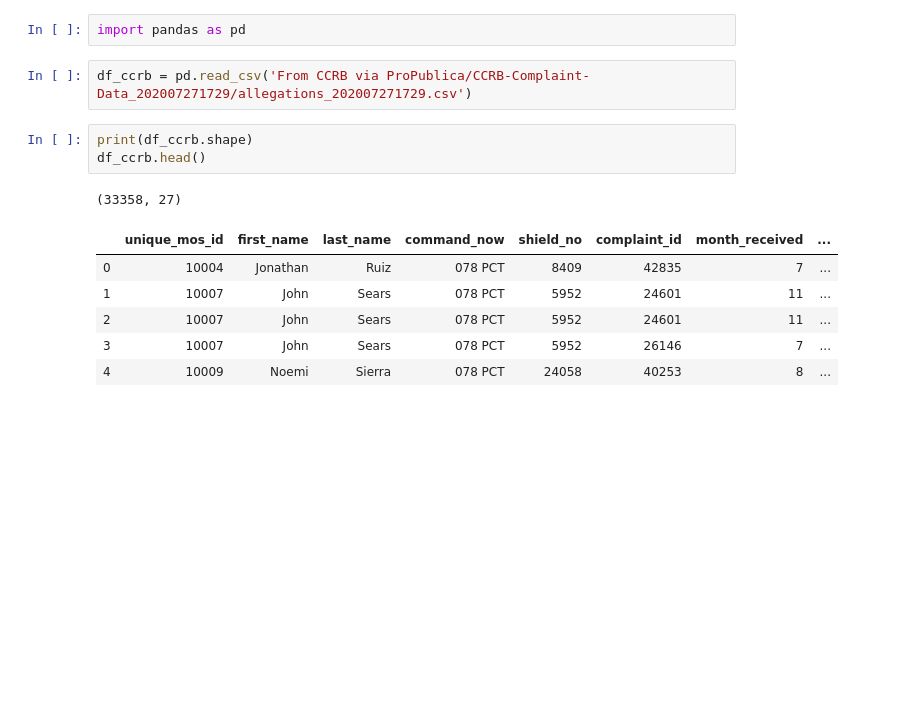
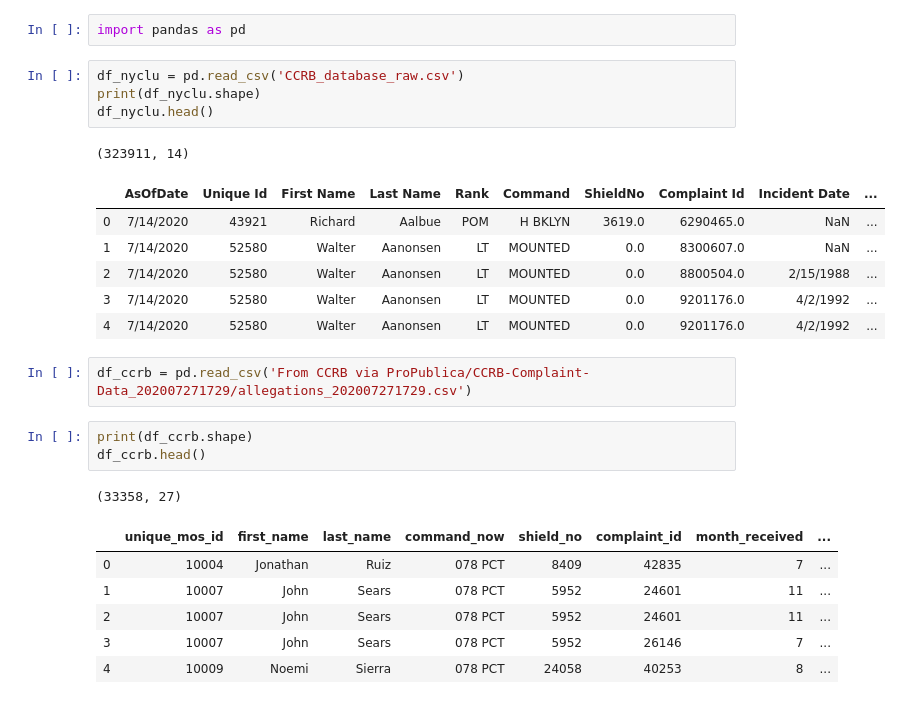
Before and after one commit to michaeleby1/ccrb_merge, a Jupyter notebook: ccrb_merge.ipynb, the cells around one changed output. Cells and saved outputs as stored; diff of their text form; blank space fills up the shorter version.

```diff
--- a/ccrb_merge.ipynb
+++ b/ccrb_merge.ipynb
@@ -1,5 +1,17 @@
 # %%
 import pandas as pd
+# %%
+df_nyclu = pd.read_csv('CCRB_database_raw.csv')
+print(df_nyclu.shape)
+df_nyclu.head()
+# %% [output]
+(323911, 14)
+|  | AsOfDate | Unique Id | First Name | Last Name | Rank | Command | ShieldNo | Complaint Id | Incident Date | ... |
+| 0 | 7/14/2020 | 43921 | Richard | Aalbue | POM | H BKLYN | 3619.0 | 6290465.0 | NaN | ... |
+| 1 | 7/14/2020 | 52580 | Walter | Aanonsen | LT | MOUNTED | 0.0 | 8300607.0 | NaN | ... |
+| 2 | 7/14/2020 | 52580 | Walter | Aanonsen | LT | MOUNTED | 0.0 | 8800504.0 | 2/15/1988 | ... |
+| 3 | 7/14/2020 | 52580 | Walter | Aanonsen | LT | MOUNTED | 0.0 | 9201176.0 | 4/2/1992 | ... |
+| 4 | 7/14/2020 | 52580 | Walter | Aanonsen | LT | MOUNTED | 0.0 | 9201176.0 | 4/2/1992 | ... |
 # %%
 df_ccrb = pd.read_csv('From CCRB via ProPublica/CCRB-Complaint-Data_202007271729/allegations_202007271729.csv')
 # %%
```
